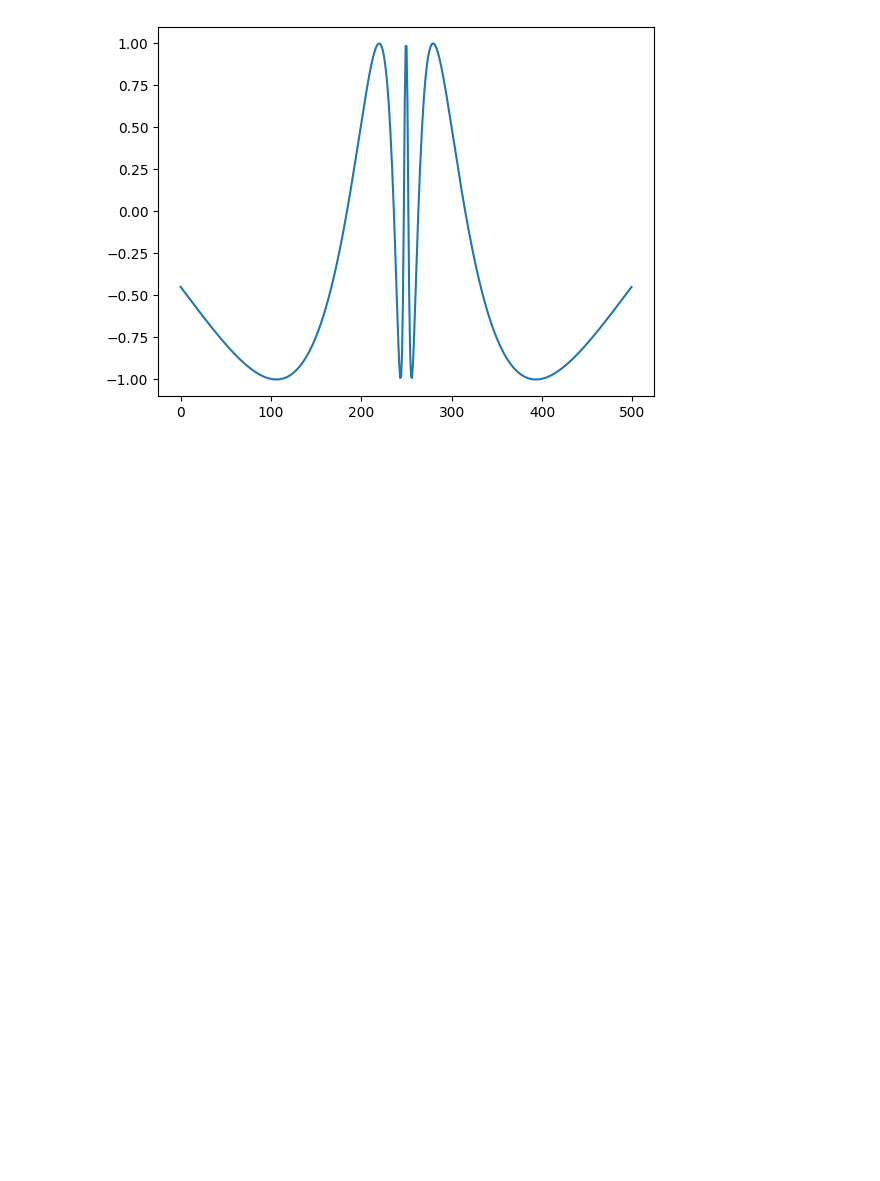
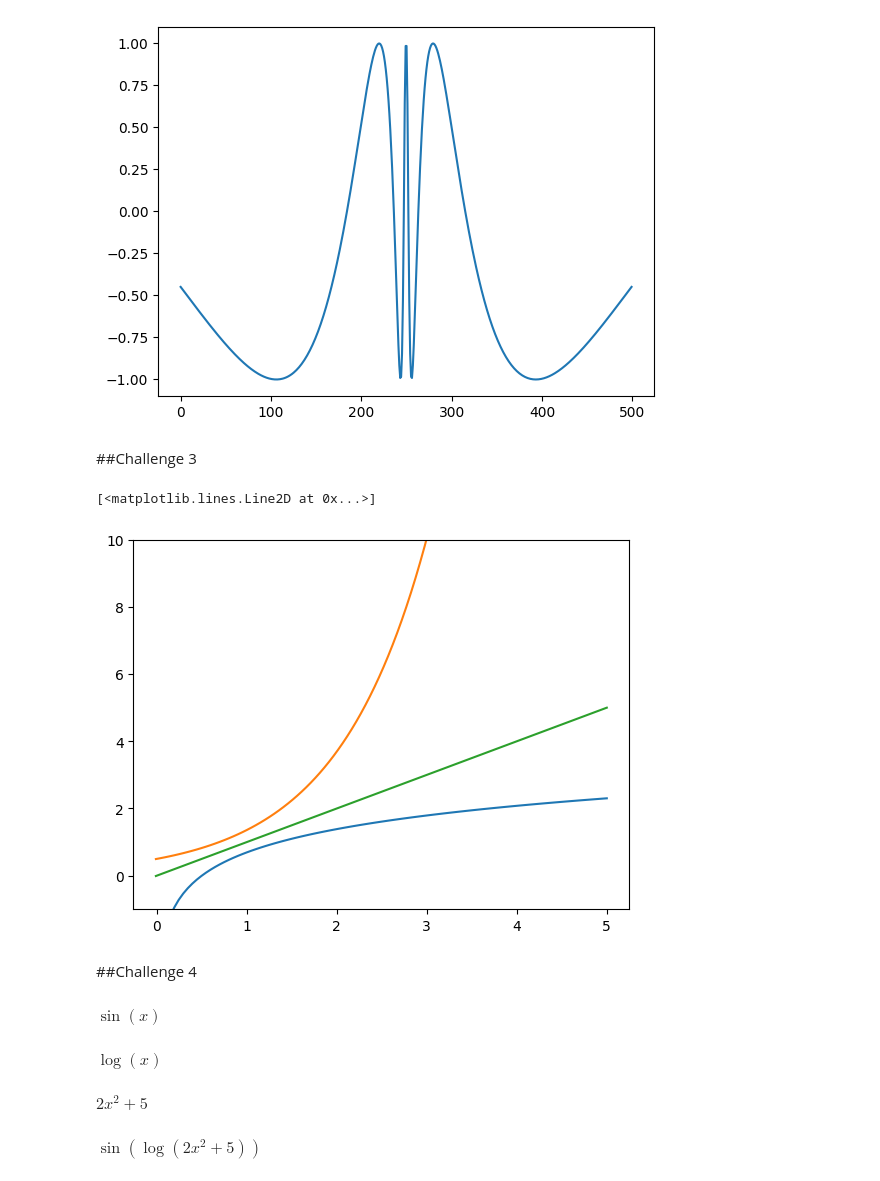
Before and after one commit to Metallicode/Math, a Jupyter notebook: Composite_Functions.ipynb, the cells around one changed output. Saved outputs shown, nothing was run; the diff lists cells and outputs as text; code cells hidden in the pictures; blank space fills up the shorter version.

```diff
--- a/Composite_Functions.ipynb
+++ b/Composite_Functions.ipynb
@@ -106,3 +106,43 @@ plt.plot(comp)
 # %% [output]
 [<matplotlib.lines.Line2D at 0x...>]
 [figure]
+# %% [markdown]
+##Challenge 3
+# %%
+x = np.linspace(-0.01, 5, 100)
+
+def f(x):
+  return np.log(2*x)
+
+def g(x):
+  return np.exp(x)/2
+
+plt.ylim(-1,10)
+plt.plot(x, f(x))
+plt.plot(x, g(x))
+plt.plot(x, f(g(x)))
+# %% [output]
+[<matplotlib.lines.Line2D at 0x...>]
+[figure, added]
+# %% [markdown]
+##Challenge 4
+# %%
+f_x = sp.sin(x)
+f_x
+# %% [output]
+$\displaystyle \sin{\left(x \right)}$
+# %%
+g_x = sp.log(x)
+g_x
+# %% [output]
+$\displaystyle \log{\left(x \right)}$
+# %%
+h_x = 2*x**2 + 5
+h_x
+# %% [output]
+$\displaystyle 2 x^{2} + 5$
+# %%
+composite_f = f_x.subs(x, g_x.subs(x, h_x))
+composite_f
+# %% [output]
+$\displaystyle \sin{\left(\log{\left(2 x^{2} + 5 \right)} \right)}$
```
Also changed, not shown: parts of 1 cell of this notebook.
